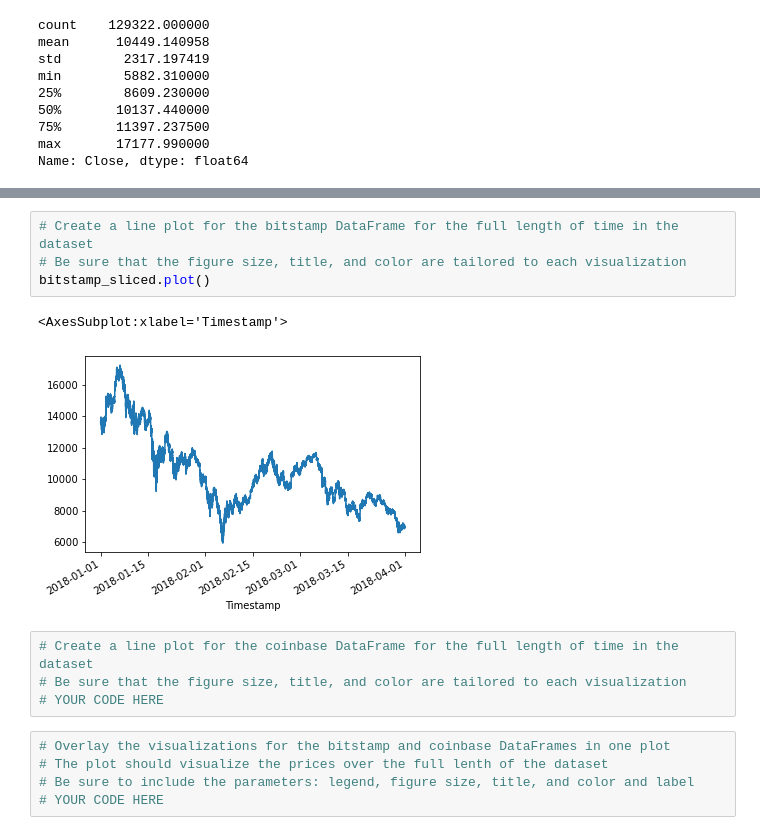
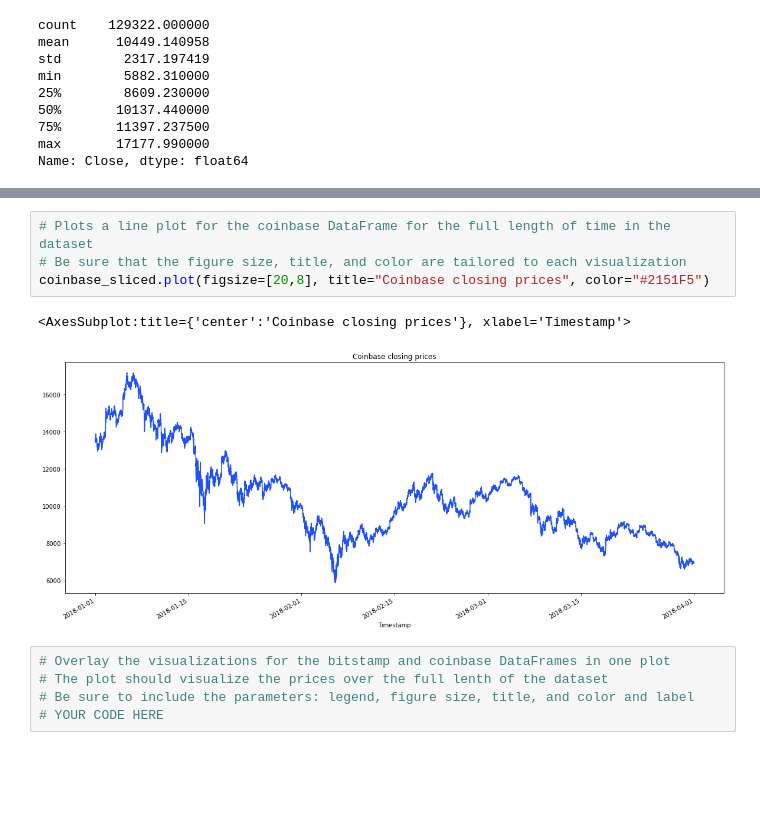
Before and after one commit to phodsman/Cryptocurrency-Arbitrage-Opportunity-Analyzer, a Jupyter notebook: crypto_arbitrage.ipynb, the cells around one changed output, grey strips where cells are left out. Drawn from its saved outputs; the diff is of its cells as text; blank space fills up the shorter version.

Commit message:
added code to plot the two data sets using the main theme colors from their websites.

```diff
--- a/crypto_arbitrage.ipynb
+++ b/crypto_arbitrage.ipynb
@@ -161,14 +167,10 @@ Name: Close, dtype: float64
 # %%
-# Create a line plot for the bitstamp DataFrame for the full length of time in the dataset
+# Plots a line plot for the coinbase DataFrame for the full length of time in the dataset
 # Be sure that the figure size, title, and color are tailored to each visualization
-bitstamp_sliced.plot()
+coinbase_sliced.plot(figsize=[20,8], title="Coinbase closing prices", color="#2151F5")
 # %% [output]
-<AxesSubplot:xlabel='Timestamp'>
+<AxesSubplot:title={'center':'Coinbase closing prices'}, xlabel='Timestamp'>
-[figure, old version]
+[figure, new version]
-# %%
-# Create a line plot for the coinbase DataFrame for the full length of time in the dataset
-# Be sure that the figure size, title, and color are tailored to each visualization
-# YOUR CODE HERE
 # %%
 # Overlay the visualizations for the bitstamp and coinbase DataFrames in one plot
 # The plot should visualize the prices over the full lenth of the dataset
```
Also changed, not shown: parts of 1 cell of this notebook.
